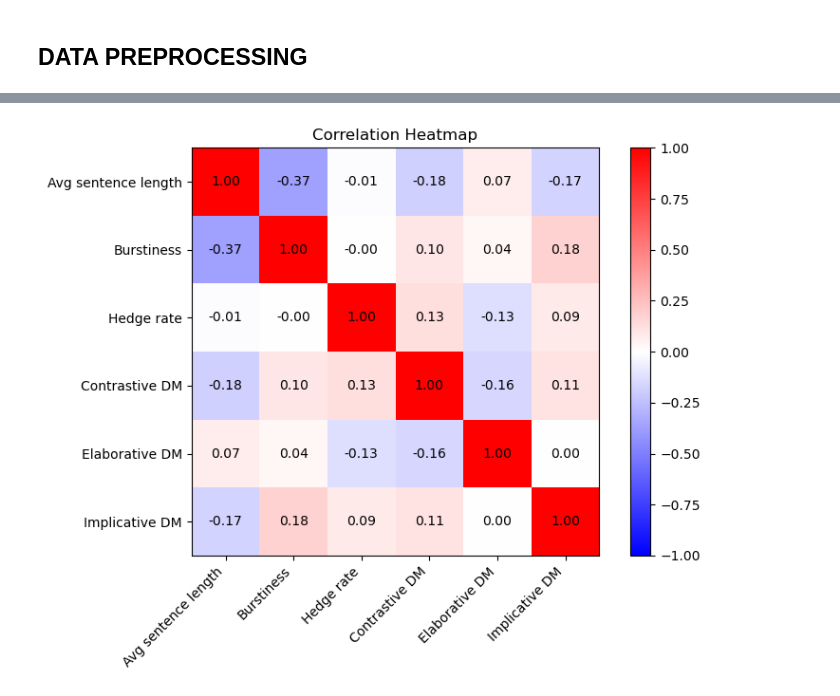
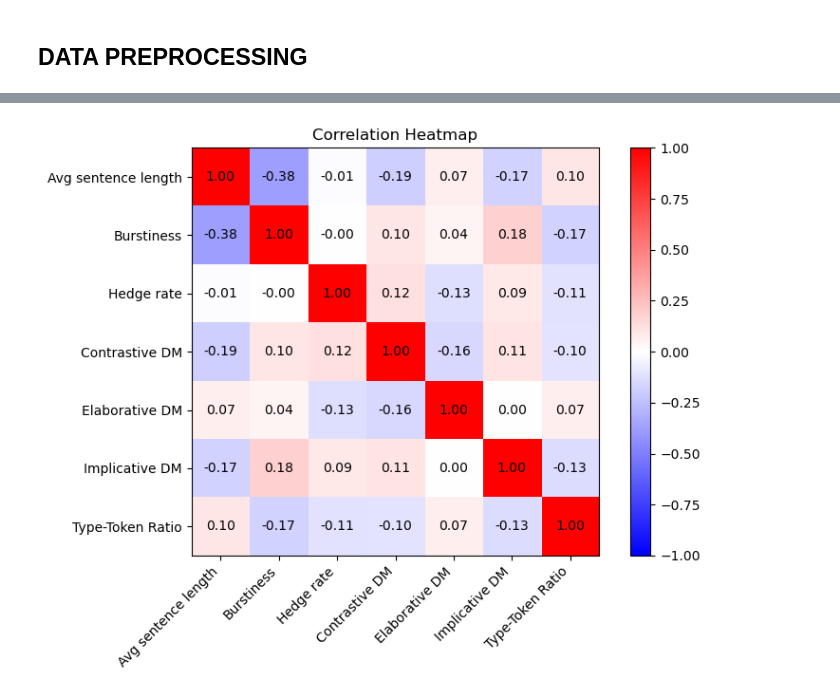
Before and after one commit to KaizenThe1st/ST312, a Jupyter notebook: Data_Business.ipynb, the cells around one changed output, grey strips where cells are left out. Drawn from its saved outputs; the diff is of its cells as text; code cells hidden in the pictures.

```diff
--- a/Data_Business.ipynb
+++ b/Data_Business.ipynb
@@ -532,12 +549,14 @@ n_sentences = []
 word_counts = []
 avg_sentence_lengths = []
 burstiness_scores = []
+ttr_scores = []
 
 for doc in docs:
 
     sentences = list(doc.sents)
     sentence_lengths = []
     hedge_count = 0
+    tokens_for_ttr = []
 
     for sent in sentences:
         length = 0
@@ -546,6 +565,9 @@ for doc in docs:
                 continue
 
             length += 1
+            # Store lowercase lemma/text for TTR
+            tok = token.lemma_.lower() if token.lemma_ else token.text.lower()
+            tokens_for_ttr.append(tok)
 
             # Hedge detection using lemma (cleaner than raw text)
             if token.lemma_.lower() in HEDGE_TOKENS:
@@ -560,6 +582,12 @@ for doc in docs:
     word_counts.append(total_words)
     hedge_counts.append(hedge_count)
 
+     # TTR
+    if total_words > 0:
+        ttr_scores.append(len(set(tokens_for_ttr)) / total_words)
+    else:
+        ttr_scores.append(np.nan)
+
     if n_sent > 0:
         avg_len = total_words / n_sent
         avg_sentence_lengths.append(avg_len)
@@ -579,6 +607,7 @@ df_clean["burstiness"] = burstiness_scores
 df_clean["hedge_count"] = hedge_counts
 df_clean["hedge_rate"] = (df_clean["hedge_count"] / df_clean["word_count"]) * 1000
 df_clean["log_word_count"] = np.where(df_clean["word_count"] > 0, np.log(df_clean["word_count"]), np.nan)
+df_clean["ttr"] = ttr_scores
 # %%
 # Discourse Marker Lexicon — Fraser (2009)
 # Fraser, B. (2009). An Account of Discourse Markers.
@@ -807,7 +837,8 @@ cols = [
     "hedge_rate",
     "dm_contrastive_rate",
     "dm_elaborative_rate",
-    "dm_implicative_rate"
+    "dm_implicative_rate",
+    "ttr"
 ]
 
 label_map = {
@@ -815,32 +846,33 @@ label_map = {
     "burstiness": "Burstiness",
     "hedge_rate": "Hedge rate",
     "dm_contrastive_rate": "Contrastive DM",
     "dm_elaborative_rate": "Elaborative DM",
-    "dm_implicative_rate": "Implicative DM"
+    "dm_implicative_rate": "Implicative DM",
+    "ttr": "Type-Token Ratio"
 }
 
 labels = [label_map[c] for c in cols]
 corr = df_clean[cols].corr()
 
 fig, ax = plt.subplots(figsize=(8, 6))
 im = ax.imshow(
     corr,
     cmap="bwr",
     vmin=-1, vmax=1
 )
 
 ax.set_xticks(range(len(labels)))
 ax.set_yticks(range(len(labels)))
 ax.set_xticklabels(labels, rotation=45, ha="right")
 ax.set_yticklabels(labels)
 
 for i in range(len(labels)):
     for j in range(len(labels)):
         ax.text(j, i, f"{corr.iloc[i, j]:.2f}", ha="center", va="center")
 
 fig.colorbar(im, ax=ax)
 ax.set_title("Correlation Heatmap")
 plt.tight_layout()
 plt.show()
 # %% [output]
-[figure, old version]
+[figure, new version]
```
Also changed, not shown: parts of 16 cells of this notebook.
